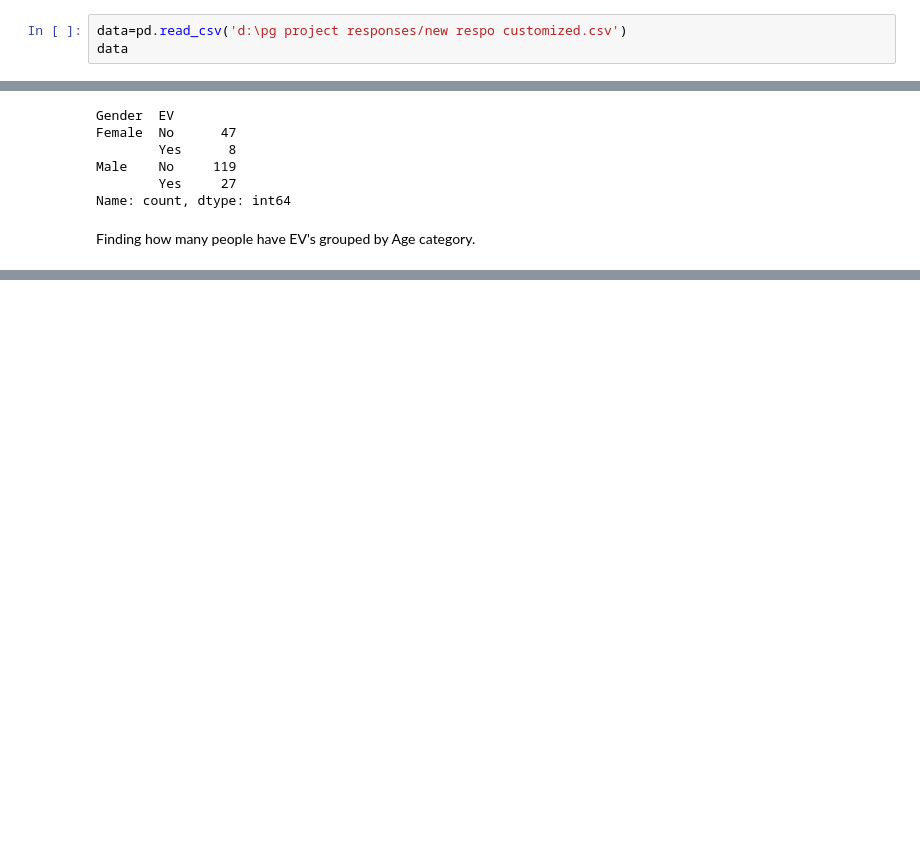
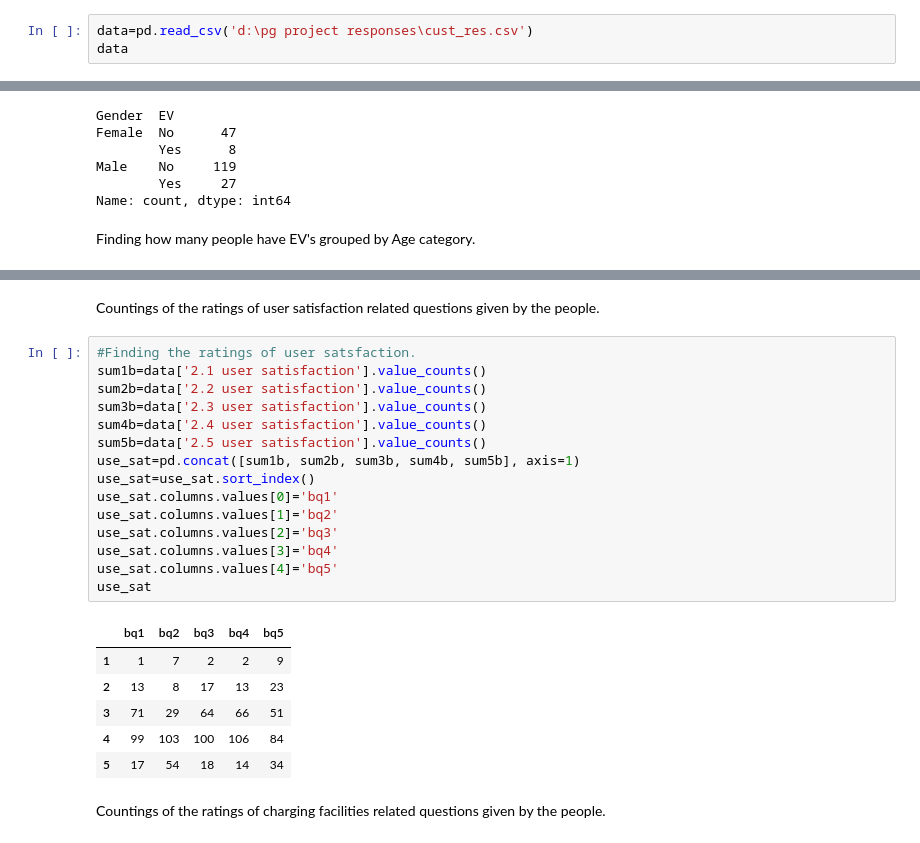
Before and after one commit to Anand-krish-0/A-study-on-awareness-and-perception-among-the-users-of-EVs, a Jupyter notebook: data2.ipynb, the cells around one changed output, grey strips where cells are left out. Saved outputs shown, nothing was run; the diff lists cells and outputs as text; blank space fills up the shorter version.

```diff
--- a/data2.ipynb
+++ b/data2.ipynb
@@ -3,5 +7,5 @@ import pandas as pd
 # %%
-data=pd.read_csv('d:\pg project responses/new respo customized.csv')
+data=pd.read_csv('d:\pg project responses\cust_res.csv')
 data
 # %% [output]
 |  | Unnamed: 0 | Name | Gender | Age | Employment Status | Education Qualification | District | ... |
@@ -99,0 +160,26 @@ SyntaxError: invalid syntax (3043779595.py, line 1)
+# %% [markdown]
+Countings of the ratings of user satisfaction related questions given by the people.
+# %%
+#Finding the ratings of user satsfaction.
+sum1b=data['2.1 user satisfaction'].value_counts()
+sum2b=data['2.2 user satisfaction'].value_counts()
+sum3b=data['2.3 user satisfaction'].value_counts()
+sum4b=data['2.4 user satisfaction'].value_counts()
+sum5b=data['2.5 user satisfaction'].value_counts()
+use_sat=pd.concat([sum1b, sum2b, sum3b, sum4b, sum5b], axis=1)
+use_sat=use_sat.sort_index()
+use_sat.columns.values[0]='bq1'
+use_sat.columns.values[1]='bq2'
+use_sat.columns.values[2]='bq3'
+use_sat.columns.values[3]='bq4'
+use_sat.columns.values[4]='bq5'
+use_sat
+# %% [output]
+|  | bq1 | bq2 | bq3 | bq4 | bq5 |
+| 1 | 1 | 7 | 2 | 2 | 9 |
+| 2 | 13 | 8 | 17 | 13 | 23 |
+| 3 | 71 | 29 | 64 | 66 | 51 |
+| 4 | 99 | 103 | 100 | 106 | 84 |
+| 5 | 17 | 54 | 18 | 14 | 34 |
+# %% [markdown]
+Countings of the ratings of charging facilities related questions given by the people.
```
Also changed, not shown: parts of 28 cells of this notebook, 1 other file.
